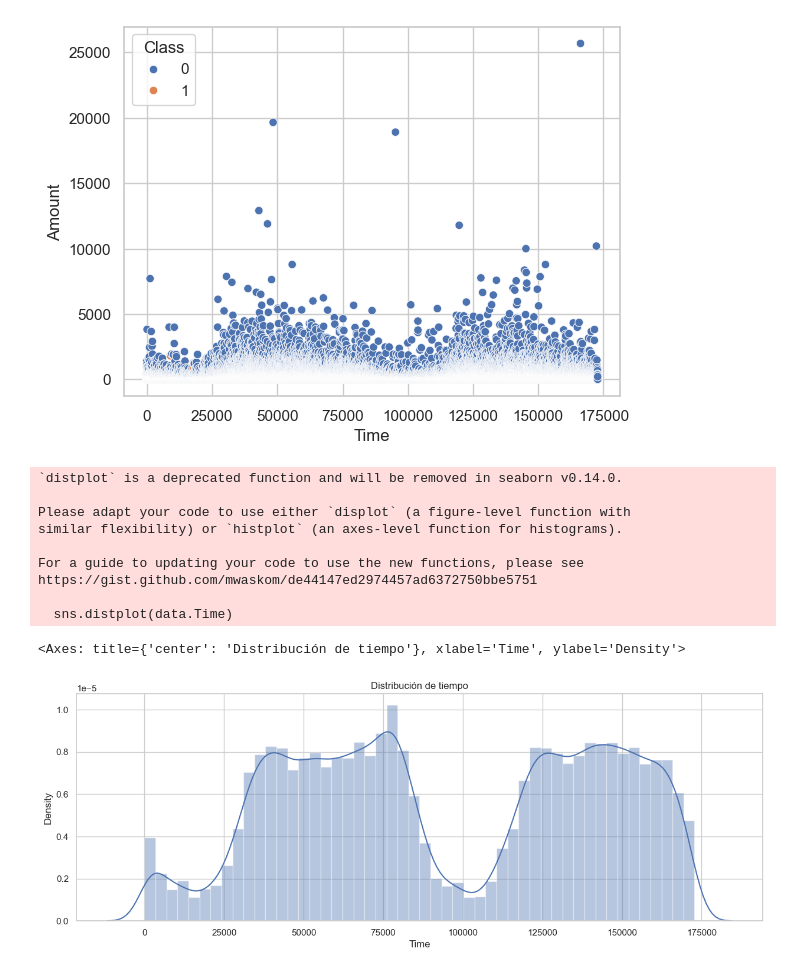
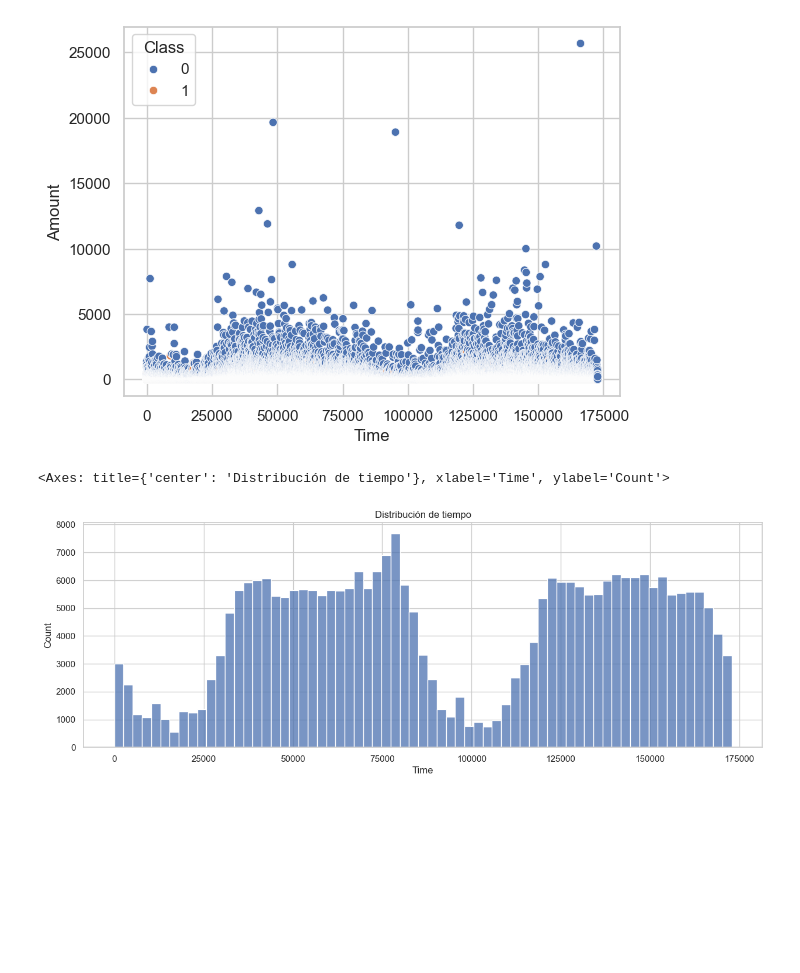
Before and after one commit to No-Country-simulation/c19-128-t-data-bi, a Jupyter notebook: EDA.ipynb, the cells around one changed output. Cells and saved outputs as stored; diff of their text form; code cells hidden in the pictures; blank space fills up the shorter version.

```diff
--- a/EDA.ipynb
+++ b/EDA.ipynb
@@ -266,16 +266,7 @@ sns.scatterplot(x='Time', y='Amount', hue='Class', data=data)
 # %%
 plt.figure(figsize=(15,5))
 plt.title('Distribución de tiempo')
-sns.distplot(data.Time)
+sns.histplot(data.Time)
 # %% [output]
-`distplot` is a deprecated function and will be removed in seaborn v0.14.0.
-
-Please adapt your code to use either `displot` (a figure-level function with
-similar flexibility) or `histplot` (an axes-level function for histograms).
-
-For a guide to updating your code to use the new functions, please see
-https://gist.github.com/mwaskom/de44147ed2974457ad6372750bbe5751
-
-  sns.distplot(data.Time)
+<Axes: title={'center': 'Distribución de tiempo'}, xlabel='Time', ylabel='Count'>
-<Axes: title={'center': 'Distribución de tiempo'}, xlabel='Time', ylabel='Density'>
-[figure, old version]
+[figure, new version]
```
